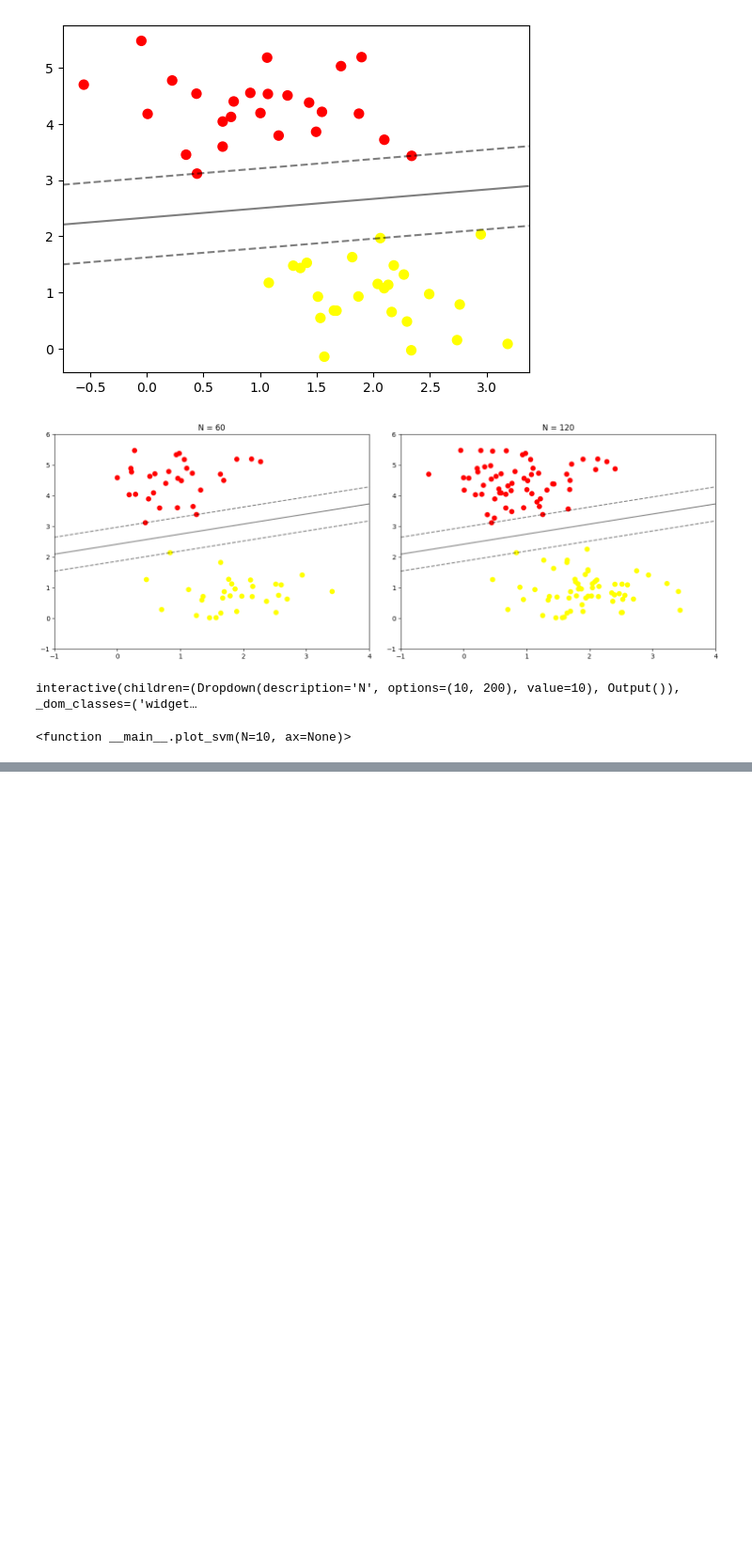
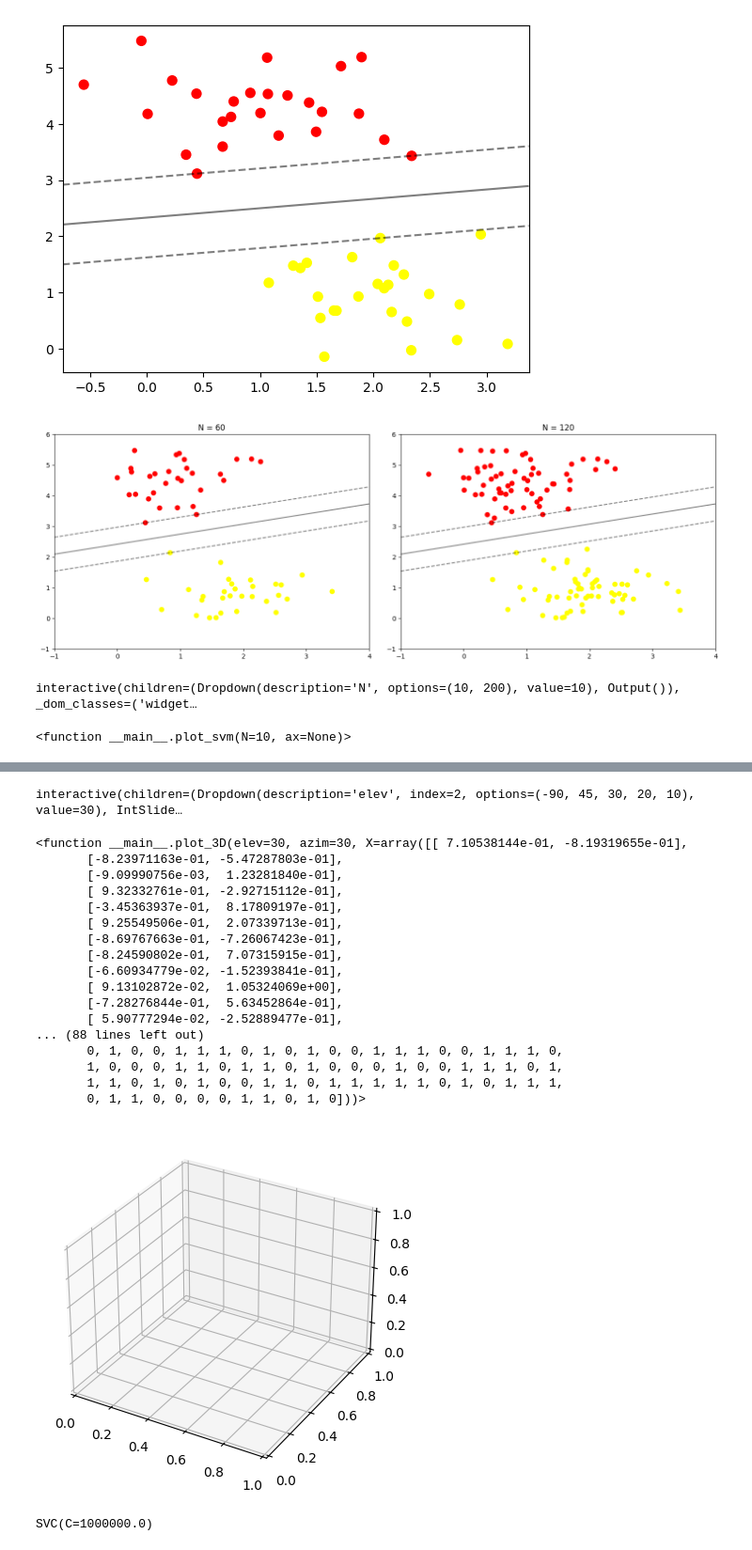
Before and after one commit to AlfredaDhaifullah04/Pembelajaran_Mesin_2026, a Jupyter notebook: TG9_JS11_Alfreda.ipynb, the cells around one changed output, grey strips where cells are left out. Shown at 94% size. Saved outputs shown, nothing was run; the diff lists cells and outputs as text; code cells hidden in the pictures; blank space fills up the shorter version.

```diff
--- a/TG9_JS11_Alfreda.ipynb
+++ b/TG9_JS11_Alfreda.ipynb
@@ -109,0 +119,29 @@ interactive(children=(Dropdown(description='N', options=(10, 200), value=10), Ou
+# %%
+	# buat sebuah fungsi untuk menampilkan fitting data
+
+	def plot_svc_decision_function(model, ax=None, plot_support=True):
+
+	    if ax is None:
+	        ax = plt.gca()
+	    xlim = ax.get_xlim()
+	    ylim = ax.get_ylim()
+
+	    # buat grid untuk evaluasi model
+	    x = np.linspace(xlim[0], xlim[1], 30)
+	    y = np.linspace(ylim[0], ylim[1], 30)
+	    Y, X = np.meshgrid(y, x)
+	    xy = np.vstack([X.ravel(), Y.ravel()]).T
+	    P = model.decision_function(xy).reshape(X.shape)
+
+	    # plot batas dan margin
+	    ax.contour(X, Y, P, colors='k',
+	               levels=[-1, 0, 1], alpha=0.5,
+	               linestyles=['--', '-', '--'])
+
+	    # plot support vectors
+	    if plot_support:
+	        ax.scatter(model.support_vectors_[:, 0],
+	                   model.support_vectors_[:, 1],
+	                   s=300, linewidth=1, facecolors='none');
+	    ax.set_xlim(xlim)
+	    ax.set_ylim(ylim)
@@ -109,0 +159,39 @@ interactive(children=(Dropdown(description='N', options=(10, 200), value=10), Ou
+# %%
+	from mpl_toolkits import mplot3d
+	from ipywidgets import interact, fixed
+
+	def plot_3D(elev=30, azim=30, X=X, y=y):
+	    ax = plt.subplot(projection='3d')
+	    ax.scatter3D(X[:, 0], X[:, 1], r, c=y, s=50, cmap='autumn')
+	    ax.view_init(elev=elev, azim=azim)
+	    ax.set_xlabel('x')
+	    ax.set_ylabel('y')
+	    ax.set_zlabel('r')
+
+	interact(plot_3D, elev=[-90, 45, 30, 20 , 10], azip=(-180, 180),
+	         X=fixed(X), y=fixed(y))
+# %% [output]
+interactive(children=(Dropdown(description='elev', index=2, options=(-90, 45, 30, 20, 10), value=30), IntSlide…
+<function __main__.plot_3D(elev=30, azim=30, X=array([[ 7.10538144e-01, -8.19319655e-01],
+       [-8.23971163e-01, -5.47287803e-01],
+       [-9.09990756e-03,  1.23281840e-01],
+       [ 9.32332761e-01, -2.92715112e-01],
+       [-3.45363937e-01,  8.17809197e-01],
+       [ 9.25549506e-01,  2.07339713e-01],
+       [-8.69767663e-01, -7.26067423e-01],
+       [-8.24590802e-01,  7.07315915e-01],
+       [-6.60934779e-02, -1.52393841e-01],
+       [ 9.13102872e-02,  1.05324069e+00],
+       [-7.28276844e-01,  5.63452864e-01],
+       [ 5.90777294e-02, -2.52889477e-01],
+... (88 lines left out)
+       0, 1, 0, 0, 1, 1, 1, 0, 1, 0, 1, 0, 0, 1, 1, 1, 0, 0, 1, 1, 1, 0,
+       1, 0, 0, 0, 1, 1, 0, 1, 1, 0, 1, 0, 0, 0, 1, 0, 0, 1, 1, 1, 0, 1,
+       1, 1, 0, 1, 0, 1, 0, 0, 1, 1, 0, 1, 1, 1, 1, 1, 0, 1, 0, 1, 1, 1,
+       0, 1, 1, 0, 0, 0, 0, 1, 1, 0, 1, 0]))>
+[figure, added]
+# %%
+	clf = SVC(kernel='rbf', C=1E6)
+	clf.fit(X, y)
+# %% [output]
+SVC(C=1000000.0)
```
Also changed, not shown: parts of 4 cells of this notebook.
